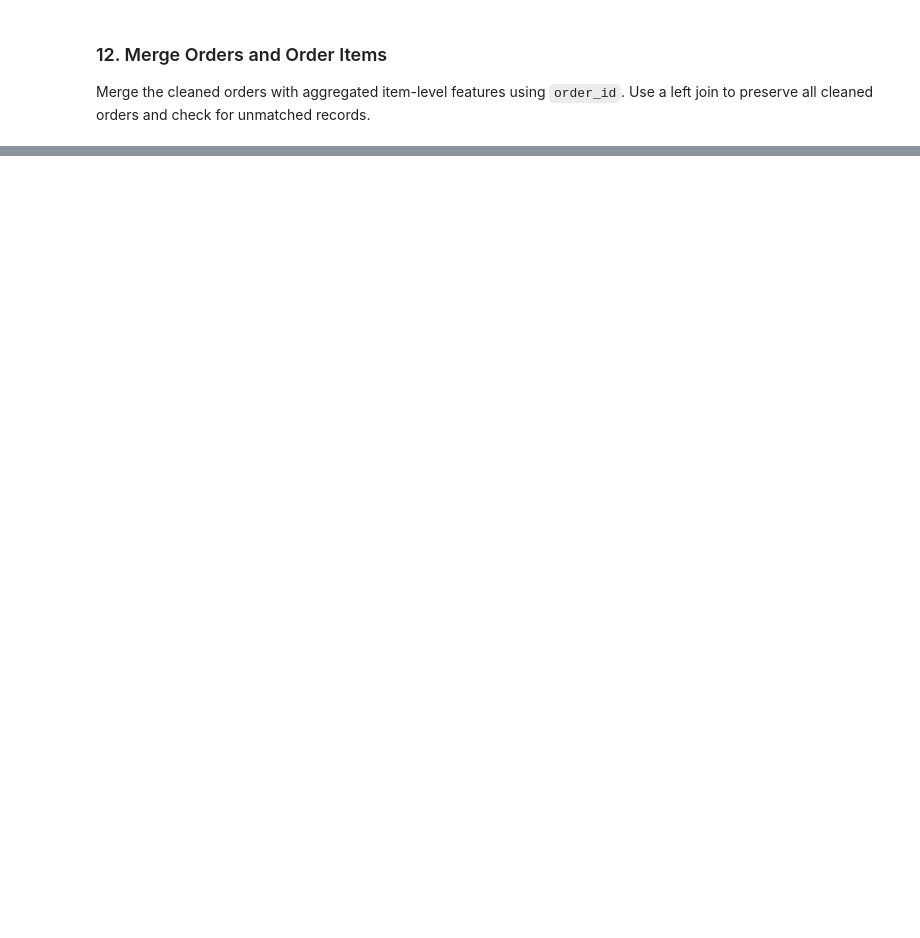
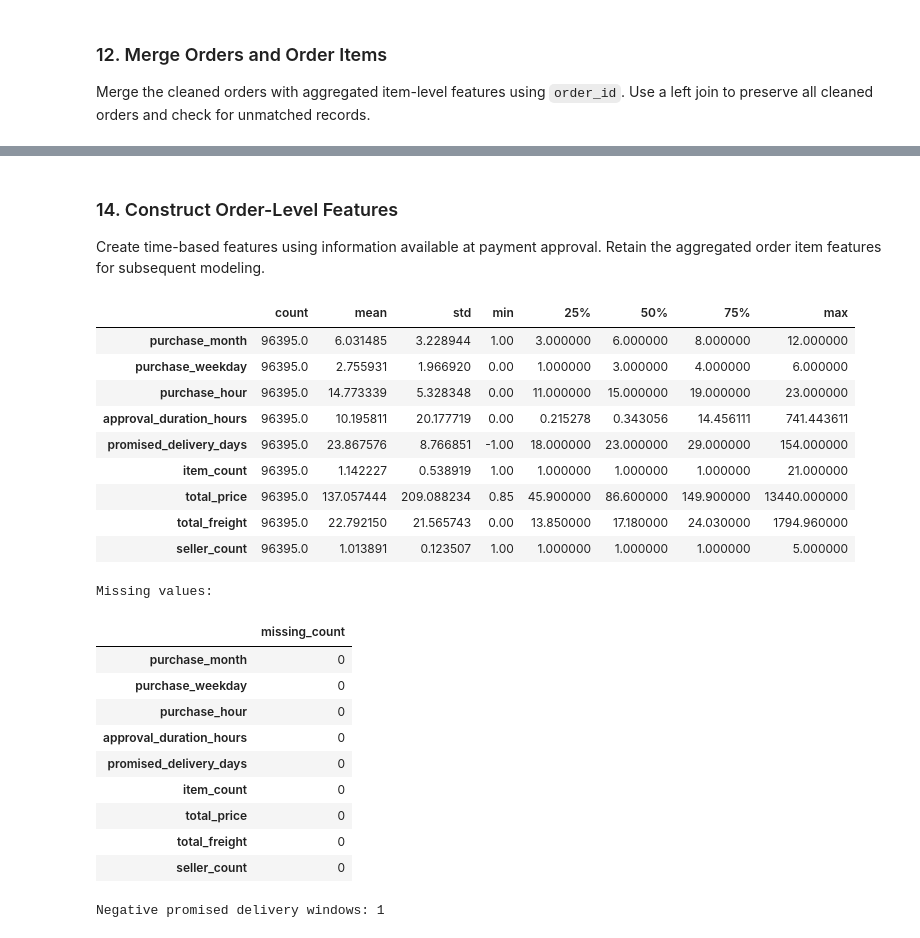
Before and after one commit to ZGXJason/CIS5450_FINAL_PROJECT, a Jupyter notebook: notebooks/01_data_cleaning.ipynb, the cells around one changed output, grey strips where cells are left out. Drawn from its saved outputs; the diff is of its cells as text; code cells hidden in the pictures; blank space fills up the shorter version.

```diff
--- a/notebooks/01_data_cleaning.ipynb
+++ b/notebooks/01_data_cleaning.ipynb
@@ -383,3 +391,6 @@ Merged dataset preview:
 | 2 | 47770eb9100c2d0c44946d9cf07ec65d | 41ce2a54c0b03bf3443c3d931a367089 | delivered | 2018-08-08 08:38:49 | 2018-08-08 08:55:23 | 2018-08-08 13:50:00 | ... |
 | 3 | 949d5b44dbf5de918fe9c16f97b45f8a | f88197465ea7920adcdbec7375364d82 | delivered | 2017-11-18 19:28:06 | 2017-11-18 19:45:59 | 2017-11-22 13:39:59 | ... |
 | 4 | ad21c59c0840e6cb83a9ceb5573f8159 | 8ab97904e6daea8866dbdbc4fb7aad2c | delivered | 2018-02-13 21:18:39 | 2018-02-13 22:20:29 | 2018-02-14 19:46:34 | ... |
+# %%
+# Remove the temporary merge indicator
+orders_merged = orders_merged.drop(columns=['_merge'])
@@ -385,0 +403,11 @@ Merged dataset preview:
+# %%
+orders_merged['LateDelivery'] = (
+    orders_merged['order_delivered_customer_date'].dt.normalize() >
+    orders_merged['order_estimated_delivery_date'].dt.normalize()
+).astype(int)
+
+print("Delivery delay distribution:")
+display(orders_merged['LateDelivery'].value_counts().to_frame('count'))
+
+print("\nLate delivery rate:",
+      f"{orders_merged['LateDelivery'].mean():.2%}")
@@ -385,0 +421,65 @@ Merged dataset preview:
+# %% [markdown]
+### 14. Construct Order-Level Features
+
+Create time-based features using information available at payment approval. Retain the aggregated order item features for subsequent modeling.
+# %%
+# Purchase timing
+orders_merged['purchase_month'] = orders_merged['order_purchase_timestamp'].dt.month
+orders_merged['purchase_weekday'] = orders_merged['order_purchase_timestamp'].dt.dayofweek
+orders_merged['purchase_hour'] = orders_merged['order_purchase_timestamp'].dt.hour
+
+# Approval duration in hours
+orders_merged['approval_duration_hours'] = (
+    orders_merged['order_approved_at'] -
+    orders_merged['order_purchase_timestamp']
+).dt.total_seconds() / 3600
+
+# Promised delivery window in calendar days
+orders_merged['promised_delivery_days'] = (
+    orders_merged['order_estimated_delivery_date'].dt.normalize() -
+    orders_merged['order_approved_at'].dt.normalize()
+).dt.days
+
+# Review constructed features
+feature_cols = [
+    'purchase_month',
+    'purchase_weekday',
+    'purchase_hour',
+    'approval_duration_hours',
+    'promised_delivery_days',
+    'item_count',
+    'total_price',
+    'total_freight',
+    'seller_count'
+]
+
+display(orders_merged[feature_cols].describe().T)
+
+print("\nMissing values:")
+display(orders_merged[feature_cols].isna().sum().to_frame('missing_count'))
+
+print("\nNegative promised delivery windows:",
+      (orders_merged['promised_delivery_days'] < 0).sum())
+# %% [output]
+|  | count | mean | std | min | 25% | 50% | 75% | max |
+| purchase_month | 96395.0 | 6.031485 | 3.228944 | 1.00 | 3.000000 | 6.000000 | 8.000000 | 12.000000 |
+| purchase_weekday | 96395.0 | 2.755931 | 1.966920 | 0.00 | 1.000000 | 3.000000 | 4.000000 | 6.000000 |
+| purchase_hour | 96395.0 | 14.773339 | 5.328348 | 0.00 | 11.000000 | 15.000000 | 19.000000 | 23.000000 |
+| approval_duration_hours | 96395.0 | 10.195811 | 20.177719 | 0.00 | 0.215278 | 0.343056 | 14.456111 | 741.443611 |
+| promised_delivery_days | 96395.0 | 23.867576 | 8.766851 | -1.00 | 18.000000 | 23.000000 | 29.000000 | 154.000000 |
+| item_count | 96395.0 | 1.142227 | 0.538919 | 1.00 | 1.000000 | 1.000000 | 1.000000 | 21.000000 |
+| total_price | 96395.0 | 137.057444 | 209.088234 | 0.85 | 45.900000 | 86.600000 | 149.900000 | 13440.000000 |
+| total_freight | 96395.0 | 22.792150 | 21.565743 | 0.00 | 13.850000 | 17.180000 | 24.030000 | 1794.960000 |
+| seller_count | 96395.0 | 1.013891 | 0.123507 | 1.00 | 1.000000 | 1.000000 | 1.000000 | 5.000000 |
+Missing values:
+|  | missing_count |
+| purchase_month | 0 |
+| purchase_weekday | 0 |
+| purchase_hour | 0 |
+| approval_duration_hours | 0 |
+| promised_delivery_days | 0 |
+| item_count | 0 |
+| total_price | 0 |
+| total_freight | 0 |
+| seller_count | 0 |
+Negative promised delivery windows: 1
```
Also changed, not shown: parts of 16 cells of this notebook.
